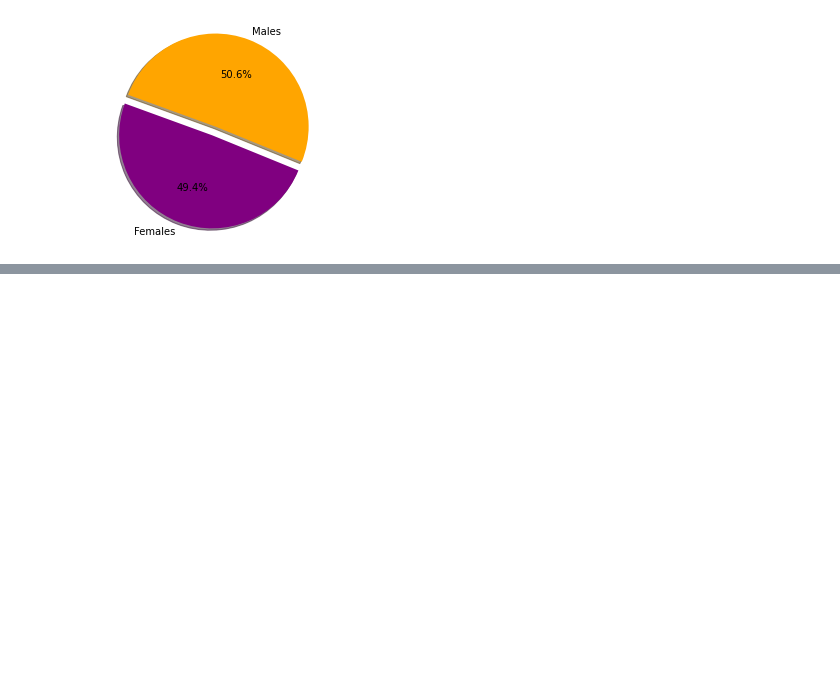
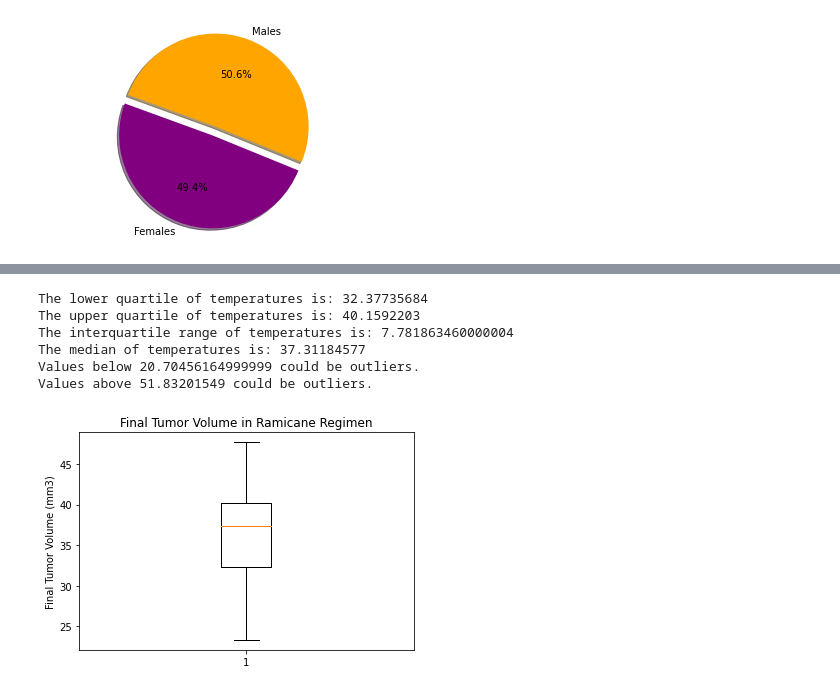
Before and after one commit to firdausmehta/Matplotlib-Power-of-Plots, a Jupyter notebook: ThePowerOfPlots/ThePowerOfPlots.ipynb, the cells around one changed output, grey strips where cells are left out. Cells and saved outputs as stored; diff of their text form; code cells hidden in the pictures; blank space fills up the shorter version.

```diff
--- a/ThePowerOfPlots/ThePowerOfPlots.ipynb
+++ b/ThePowerOfPlots/ThePowerOfPlots.ipynb
@@ -220,0 +346,32 @@ plt.axis("equal")
+# %%
+# If the data is in a dataframe, we use pandas to give quartile calculations
+quartiles = capo_obj.quantile([.25,.5,.75])
+lowerq = quartiles[0.25]
+upperq = quartiles[0.75]
+iqr = upperq - lowerq
+
+print(f"The lower quartile of temperatures is: {lowerq}")
+print(f"The upper quartile of temperatures is: {upperq}")
+print(f"The interquartile range of temperatures is: {iqr}")
+print(f"The median of temperatures is: {quartiles[0.5]}")
+
+lower_bound = lowerq - (1.5*iqr)
+upper_bound = upperq + (1.5*iqr)
+print(f"Values below {lower_bound} could be outliers.")
+print(f"Values above {upper_bound} could be outliers.")
+# %% [output]
+The lower quartile of temperatures is: 32.37735684
+The upper quartile of temperatures is: 40.1592203
+The interquartile range of temperatures is: 7.781863460000004
+The median of temperatures is: 37.31184577
+Values below 20.70456164999999 could be outliers.
+Values above 51.83201549 could be outliers.
+# %%
+# Generate a box plot of the final tumor volume of each mouse across four regimens of interest
+fig1, ax1 = plt.subplots()
+ax1.set_title("Final Tumor Volume in Ramicane Regimen")
+ax1.set_ylabel("Final Tumor Volume (mm3)")
+ax1.boxplot(capo_obj)
+plt.show()
+# %% [output]
+[figure, added]
```
Also changed, not shown: parts of 17 cells of this notebook.
